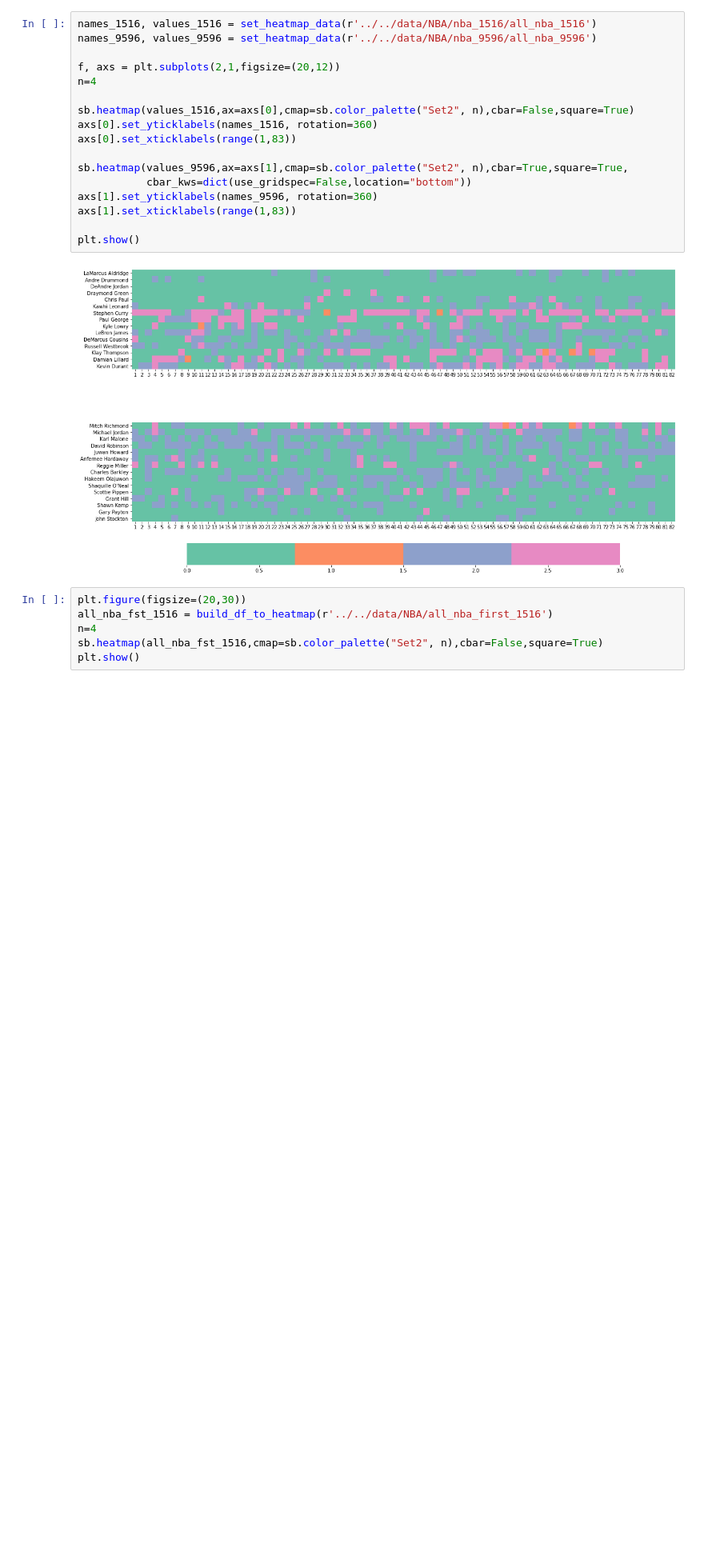
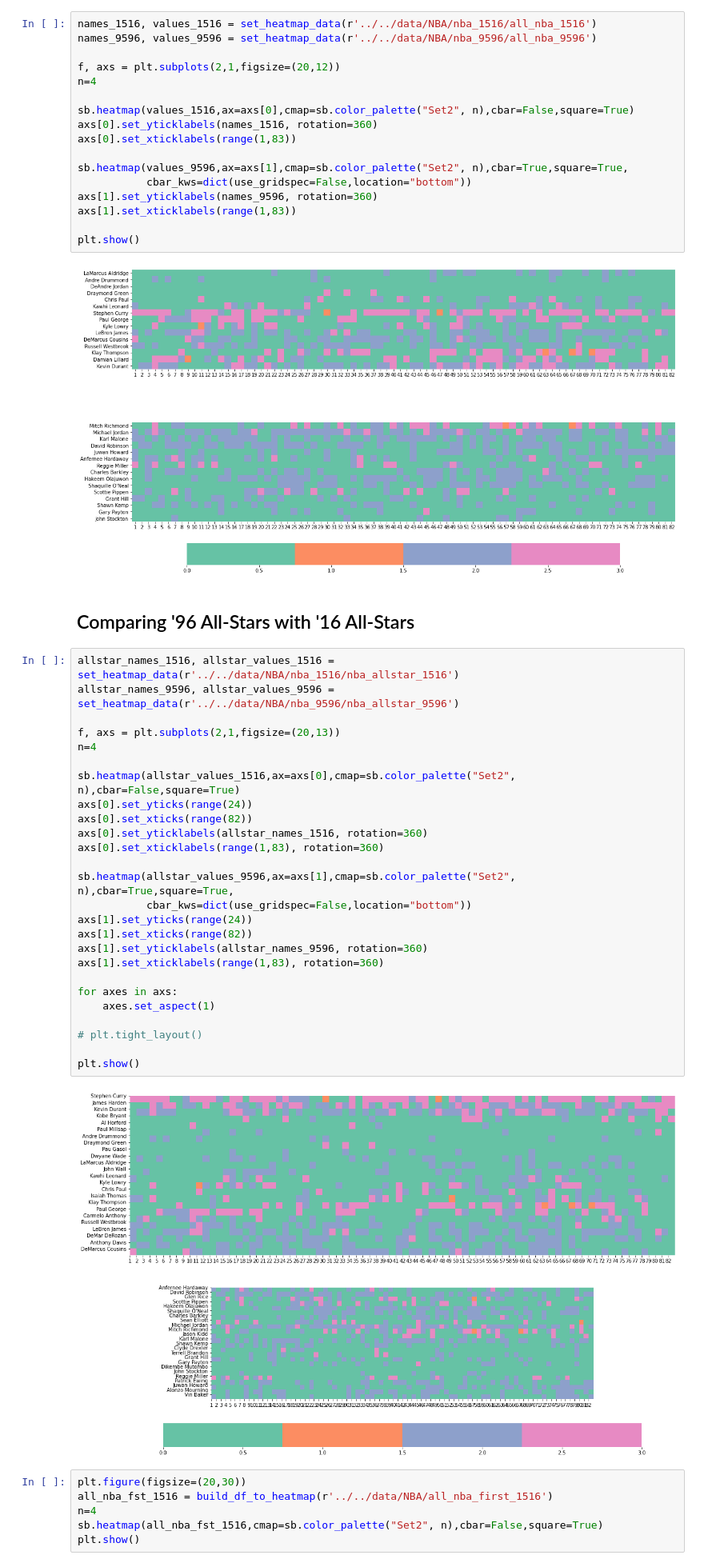
Before and after one commit to plal/band-depth, a Jupyter notebook: notebooks/2021-06-22_heatmap-test.ipynb, the cells around one changed output. Shown at 80% size. Cells and saved outputs as stored; diff of their text form; blank space fills up the shorter version.

Commit message:
update heatmap tests

```diff
--- a/notebooks/2021-06-22_heatmap-test.ipynb
+++ b/notebooks/2021-06-22_heatmap-test.ipynb
@@ -120,6 +149,36 @@ axs[1].set_xticklabels(range(1,83))
 plt.show()
 # %% [output]
 [figure]
+# %% [markdown]
+## Comparing '96 All-Stars with '16 All-Stars
+# %%
+allstar_names_1516, allstar_values_1516 = set_heatmap_data(r'../../data/NBA/nba_1516/nba_allstar_1516')
+allstar_names_9596, allstar_values_9596 = set_heatmap_data(r'../../data/NBA/nba_9596/nba_allstar_9596')
+
+f, axs = plt.subplots(2,1,figsize=(20,13))
+n=4
+
+sb.heatmap(allstar_values_1516,ax=axs[0],cmap=sb.color_palette("Set2", n),cbar=False,square=True)
+axs[0].set_yticks(range(24))
+axs[0].set_xticks(range(82))
+axs[0].set_yticklabels(allstar_names_1516, rotation=360)
+axs[0].set_xticklabels(range(1,83), rotation=360)
+
+sb.heatmap(allstar_values_9596,ax=axs[1],cmap=sb.color_palette("Set2", n),cbar=True,square=True,
+           cbar_kws=dict(use_gridspec=False,location="bottom"))
+axs[1].set_yticks(range(24))
+axs[1].set_xticks(range(82))
+axs[1].set_yticklabels(allstar_names_9596, rotation=360)
+axs[1].set_xticklabels(range(1,83), rotation=360)
+
+for axes in axs:
+    axes.set_aspect(1)
+
+# plt.tight_layout()
+
+plt.show()
+# %% [output]
+[figure, added]
 # %%
 plt.figure(figsize=(20,30))
 all_nba_fst_1516 = build_df_to_heatmap(r'../../data/NBA/all_nba_first_1516')
```
Also changed, not shown: parts of 19 cells of this notebook.
